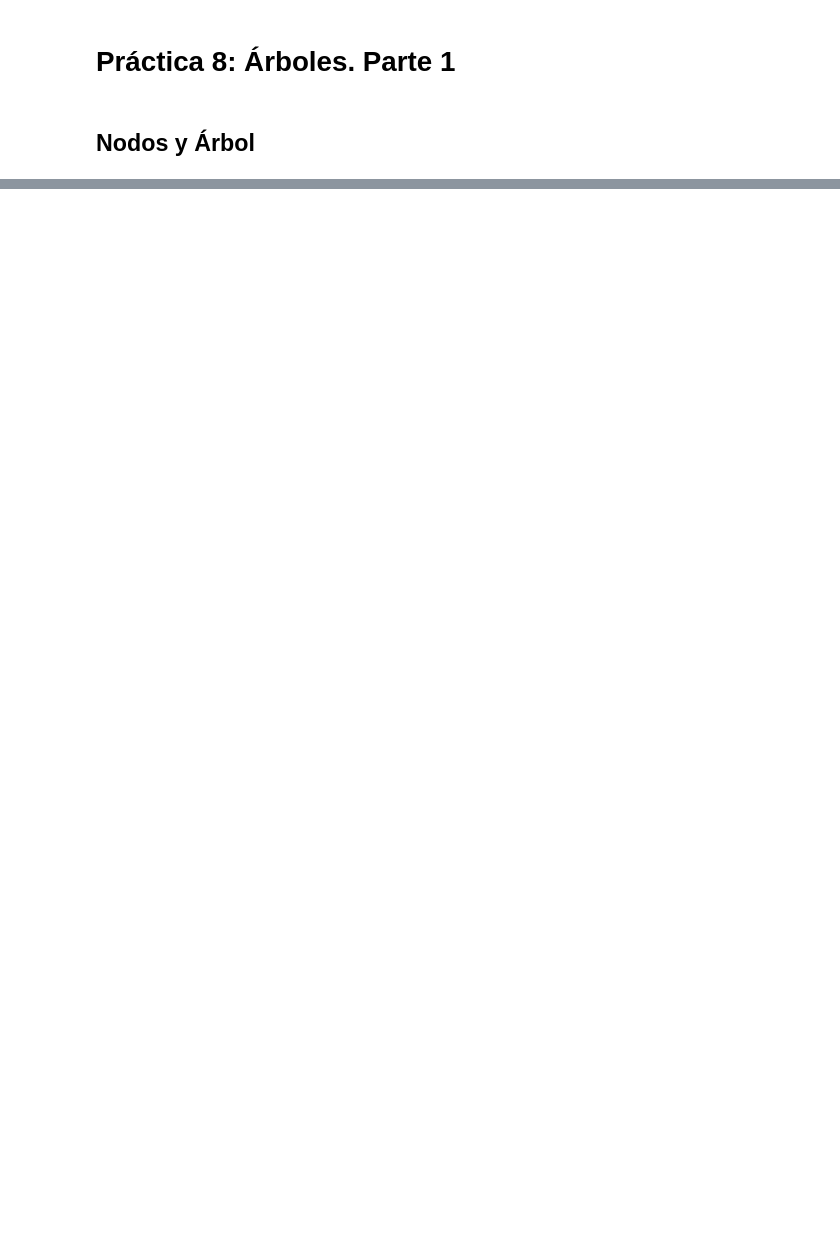
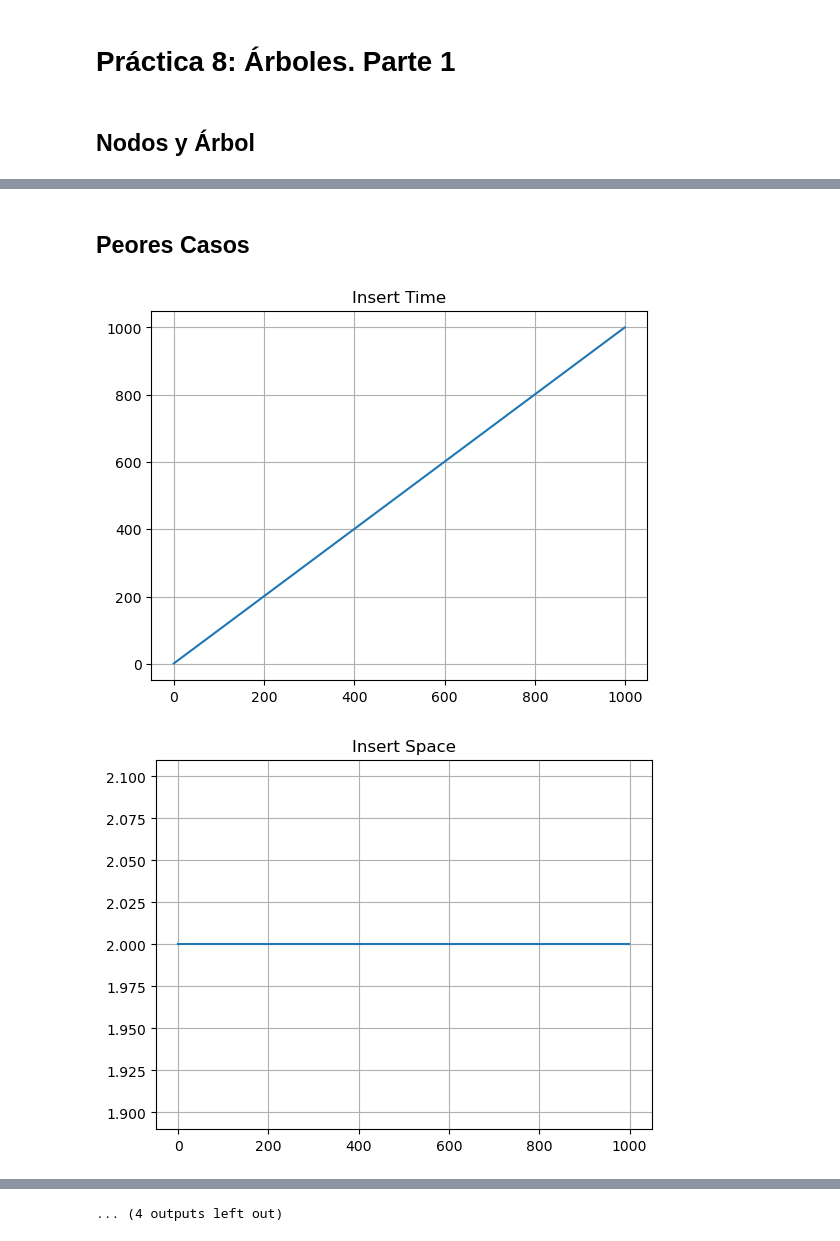
Before and after one commit to amglezb/EDA-II, a Jupyter notebook: GONZALEZ_BARRAGAN-PRACTICA_8/practica8.ipynb, the cells around one changed output, grey strips where cells are left out. Cells and saved outputs as stored; diff of their text form; code cells hidden in the pictures; blank space fills up the shorter version.

```diff
--- a/GONZALEZ_BARRAGAN-PRACTICA_8/practica8.ipynb
+++ b/GONZALEZ_BARRAGAN-PRACTICA_8/practica8.ipynb
@@ -99,0 +220,69 @@ Postorder Traversal: [8, 9, 4, 10, 11, 5, 2, 12, 13, 6, 14, 15, 7, 3, 1]
+# %% [markdown]
+## **Peores Casos**
+# %%
+MAX = 1000
+myTree = Tree()
+x = list(range(MAX))
+
+y = []
+
+for i in range(MAX):
+    time, space = myTree.unbalanced_right_insertion(i) # time, space
+    y.append(time)
+    y.append(space)
+    node, time, space = myTree.search(i) # node, time, space
+    y.append(time)
+    y.append(space)
+    node, time, space = myTree.min(myTree.root) # node, time, space
+    y.append(time)
+    y.append(space)
+    node, time, space = myTree.max(myTree.root) # node, time, space
+    y.append(time)
+    y.append(space)
+    arr, time, space = myTree.preorder(myTree.root, 0, 0) # arr nodes, time, space
+    y.append(time)
+    y.append(space)
+    arr, time, space = myTree.inorder(myTree.root, 0, 0) # arr nodes, time, space
+    y.append(time)
+    y.append(space)
+    arr, time, space = myTree.postorder(myTree.root, 0, 0) # arr nodes, time, space
+    y.append(time)
+    y.append(space)
+    y.append(0)
+    y.append(0)
+
+for i in range(14, MAX * 16, 16):
+    j = 0
+    myTree = Tree()
+    while j < i:
+        time, space = myTree.unbalanced_right_insertion(j)
+        j += 16
+
+    time, space = myTree.delete(j) # time, space
+    y[i] = time
+    y[i + 1] = space
+
+methods = ["Insert Time", "Insert Space", "Search Time", "Search Space", "Min Time", "Min Space", "Max Time", "Max Space", "Preorder Time", "Preorder Space", "Inorder Time", "Inorder Space", "Postorder Time", "Postorder Space", "Delete Time", "Delete Space"]
+
+for j in range(0, len(methods), 2):
+    time = []
+    space = []
+
+    i = j
+    while i < MAX * 16:
+        time.append(y[i])
+        space.append(y[i + 1])
+        i += 16
+
+    plt.title(methods[j])
+    plt.plot(x, time)
+    plt.grid(1)
+    plt.show()
+
+    plt.title(methods[j + 1])
+    plt.plot(x, space)
+    plt.grid(1)
+    plt.show()
+# %% [output]
+[figure, added]
+[figure, added]
@@ -99,0 +299 @@ Postorder Traversal: [8, 9, 4, 10, 11, 5, 2, 12, 13, 6, 14, 15, 7, 3, 1]
+... (4 outputs left out)
```
Also changed, not shown: parts of 8 cells of this notebook, 1 other file.
